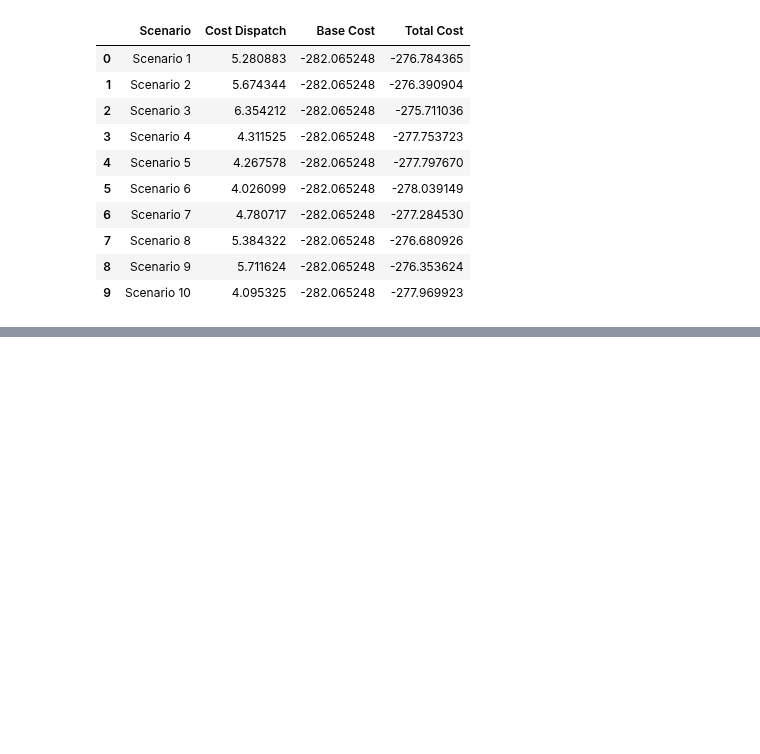
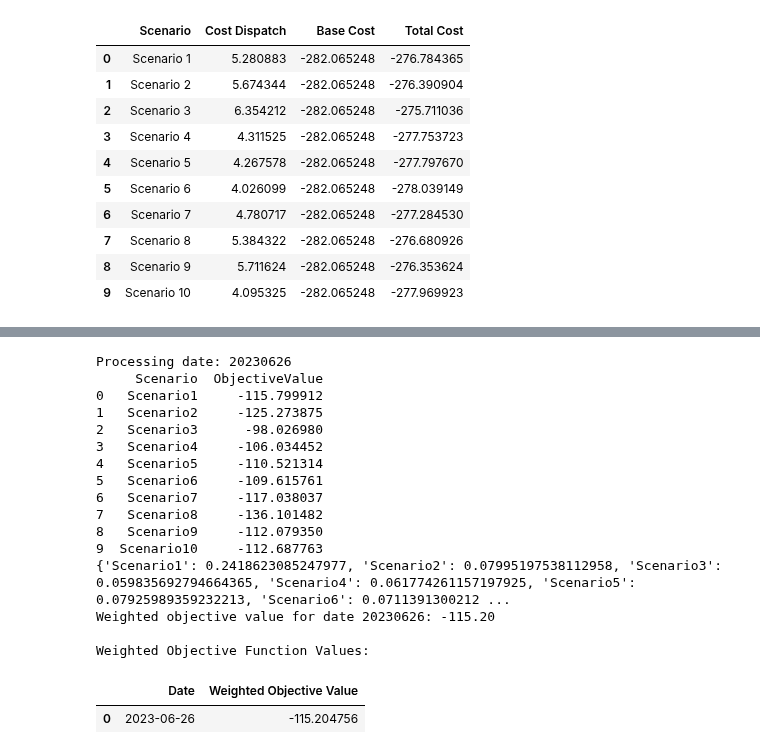
Before and after one commit to 0815Paul/SPMA, a Jupyter notebook: postprocessing/compute_metrics.ipynb, the cells around one changed output, grey strips where cells are left out. Cells and saved outputs as stored; diff of their text form; code cells hidden in the pictures; blank space fills up the shorter version.

Commit message:
Added some new functions

```diff
--- a/postprocessing/compute_metrics.ipynb
+++ b/postprocessing/compute_metrics.ipynb
@@ -89,11 +450,15 @@ def load_data_for_dates(dates: List[datetime], period: str, input_path_d: str, i
 # %%
 # Specify the dates you want to process
+# dates_to_process = [
+#     datetime(2023, 3, 3),
+#     datetime(2023, 6, 26),
+#     # Add more dates as needed
+# ]
+
 dates_to_process = [
-    datetime(2023, 3, 3),
     datetime(2023, 6, 26),
-    # Add more dates as needed
+    # Add mo
 ]
-
 # Specify the period ('day', 'week', etc.)
 period = 'day'
 
@@ -333,0 +680,49 @@ Total Costs for date 20230626:
+# %%
+# Initialize a dictionary to store weighted objective values
+weighted_objective_values = {}
+
+for date in dates_to_process:
+    date_str = date.strftime('%Y%m%d')
+    print(f"\nProcessing date: {date_str}")
+
+    weighted_obj_value = compute_weighted_objective_value(
+        date_str=date_str,
+        period=period,
+        input_path_ws=INPUT_PATH_WS,
+        input_path_hd=INPUT_PATH_HD
+    )
+
+    if weighted_obj_value is not None:
+        weighted_objective_values[date_str] = weighted_obj_value
+        print(f"Weighted objective value for date {date_str}: {weighted_obj_value:.2f}")
+    else:
+        print(f"Could not compute weighted objective value for date {date_str}.")
+
+# Display the results
+weighted_obj_values_df = pd.DataFrame(
+    list(weighted_objective_values.items()),
+    columns=['Date', 'Weighted Objective Value']
+)
+weighted_obj_values_df['Date'] = pd.to_datetime(weighted_obj_values_df['Date'], format='%Y%m%d').dt.date
+
+print("\nWeighted Objective Function Values:")
+display(weighted_obj_values_df)
+# %% [output]
+Processing date: 20230626
+     Scenario  ObjectiveValue
+0   Scenario1     -115.799912
+1   Scenario2     -125.273875
+2   Scenario3      -98.026980
+3   Scenario4     -106.034452
+4   Scenario5     -110.521314
+5   Scenario6     -109.615761
+6   Scenario7     -117.038037
+7   Scenario8     -136.101482
+8   Scenario9     -112.079350
+9  Scenario10     -112.687763
+{'Scenario1': 0.2418623085247977, 'Scenario2': 0.07995197538112958, 'Scenario3': 0.059835692794664365, 'Scenario4': 0.061774261157197925, 'Scenario5': 0.07925989359232213, 'Scenario6': 0.0711391300212 ...
+Weighted objective value for date 20230626: -115.20
+
+Weighted Objective Function Values:
+|  | Date | Weighted Objective Value |
+| 0 | 2023-06-26 | -115.204756 |
```
Also changed, not shown: parts of 5 cells of this notebook, 2 other files.
